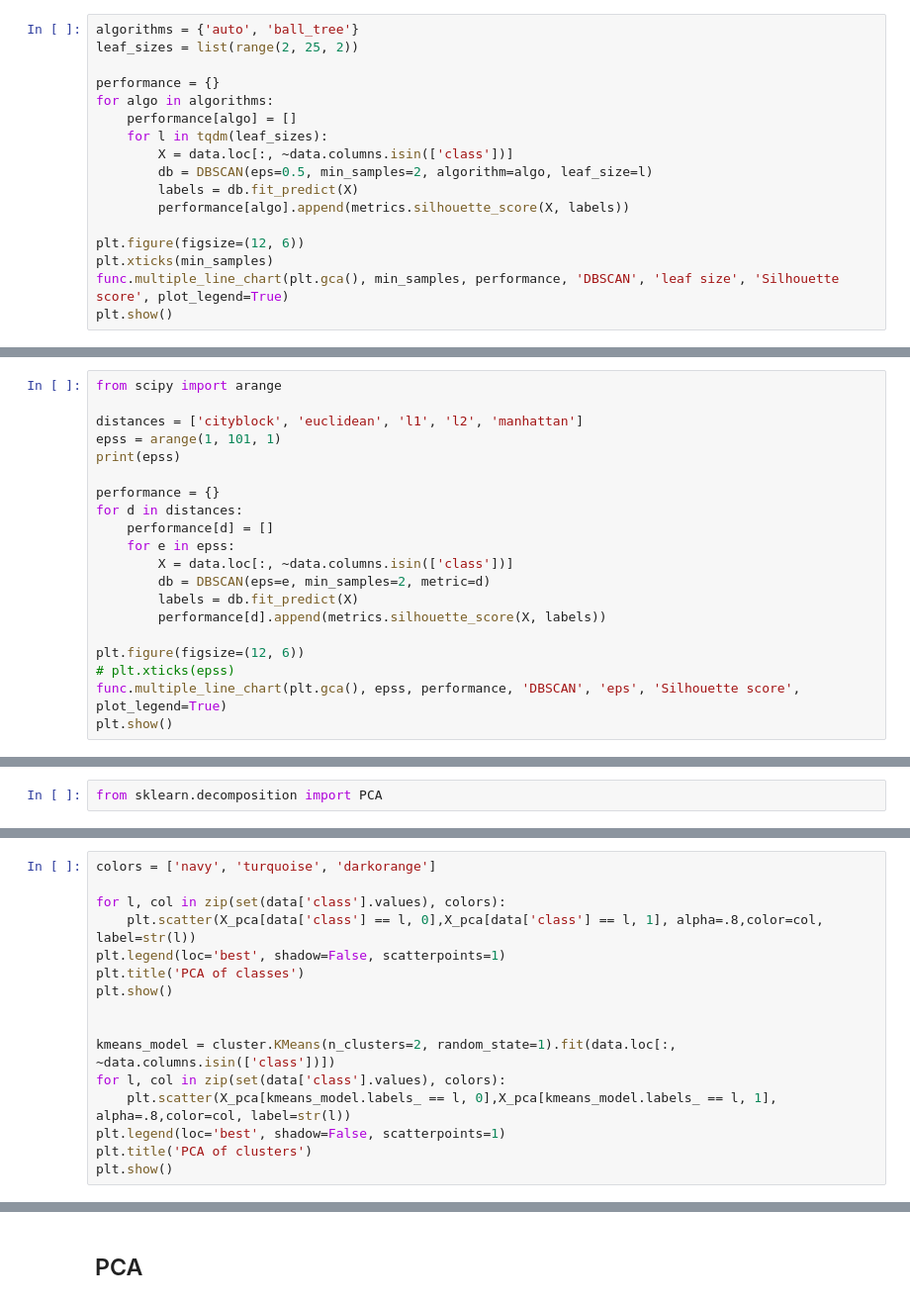
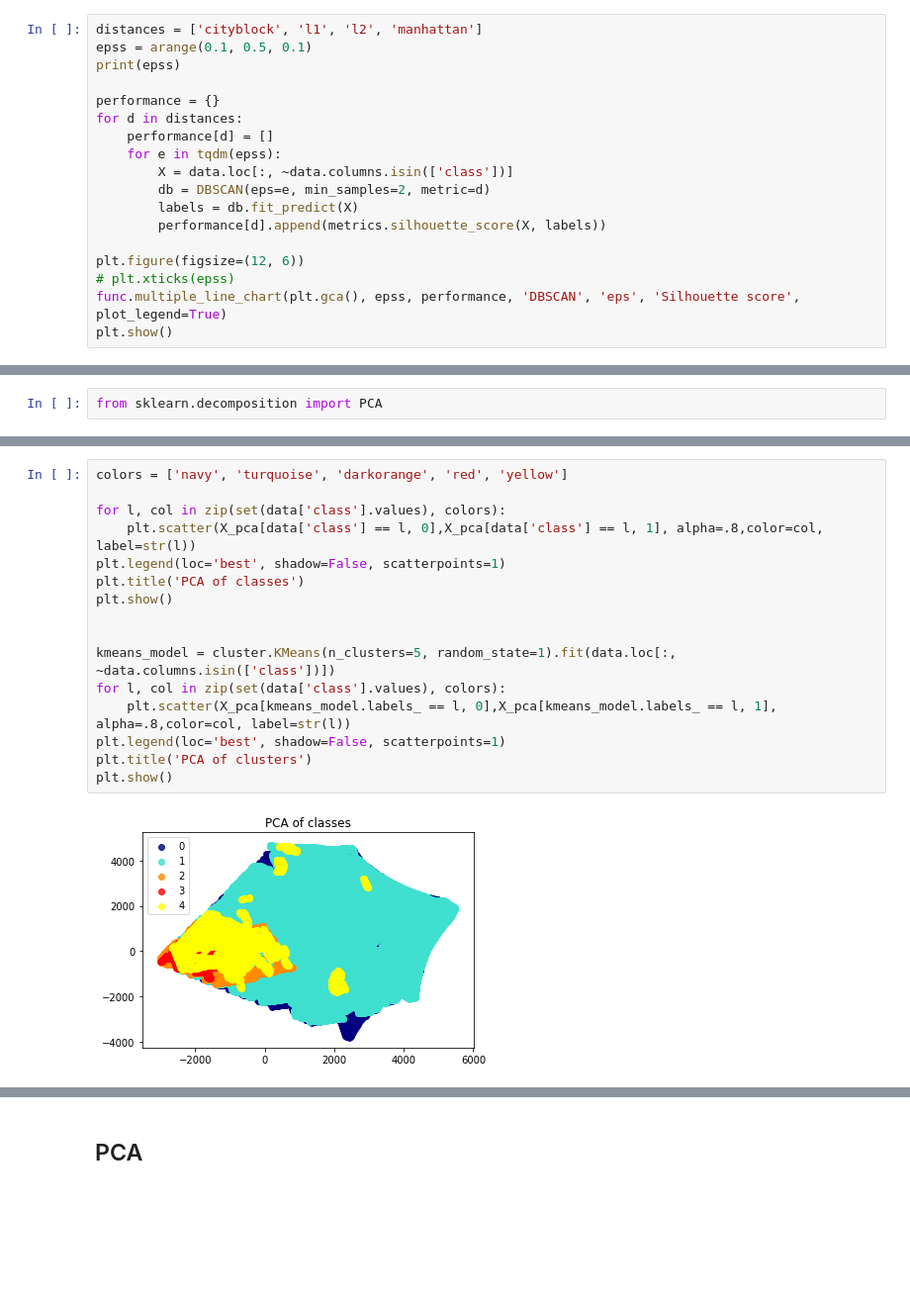
Before and after one commit to MartinXPN/Tecnico, a Jupyter notebook: DataScience/Project - dataset2.ipynb, the cells around one changed output, grey strips where cells are left out. Shown at 99% size. Saved outputs shown, nothing was run; the diff lists cells and outputs as text; blank space fills up the shorter version.

```diff
--- a/DataScience/Project - dataset2.ipynb
+++ b/DataScience/Project - dataset2.ipynb
@@ -921,17 +922,18 @@ from tqdm import tqdm_notebook as tqdm
 # %%
-algorithms = {'auto', 'ball_tree'}
-leaf_sizes = list(range(2, 25, 2))
+distances = ['cityblock', 'l1', 'l2', 'manhattan']
+epss = arange(0.1, 0.5, 0.1)
+print(epss)
 
 performance = {}
-for algo in algorithms:
-    performance[algo] = []
-    for l in tqdm(leaf_sizes):
+for d in distances:
+    performance[d] = []
+    for e in tqdm(epss):
         X = data.loc[:, ~data.columns.isin(['class'])]
-        db = DBSCAN(eps=0.5, min_samples=2, algorithm=algo, leaf_size=l)
+        db = DBSCAN(eps=e, min_samples=2, metric=d)
         labels = db.fit_predict(X)
-        performance[algo].append(metrics.silhouette_score(X, labels))
+        performance[d].append(metrics.silhouette_score(X, labels))
 
 plt.figure(figsize=(12, 6))
-plt.xticks(min_samples)
-func.multiple_line_chart(plt.gca(), min_samples, performance, 'DBSCAN', 'leaf size', 'Silhouette score', plot_legend=True)
+# plt.xticks(epss)
+func.multiple_line_chart(plt.gca(), epss, performance, 'DBSCAN', 'eps', 'Silhouette score', plot_legend=True)
 plt.show()
@@ -940,25 +940,5 @@ plt.show()
 # %%
 data.head()
-# %%
-from scipy import arange
-
-distances = ['cityblock', 'euclidean', 'l1', 'l2', 'manhattan']
-epss = arange(1, 101, 1)
-print(epss)
-
-performance = {}
-for d in distances:
-    performance[d] = []
-    for e in epss:
-        X = data.loc[:, ~data.columns.isin(['class'])]
-        db = DBSCAN(eps=e, min_samples=2, metric=d)
-        labels = db.fit_predict(X)
-        performance[d].append(metrics.silhouette_score(X, labels))
-
-plt.figure(figsize=(12, 6))
-# plt.xticks(epss)
-func.multiple_line_chart(plt.gca(), epss, performance, 'DBSCAN', 'eps', 'Silhouette score', plot_legend=True)
-plt.show()
 # %%
 db = DBSCAN(eps=90, min_samples=2, metric='l2')
 labels = db.fit_predict(data.loc[:, ~data.columns.isin(['class'])])
@@ -981,16 +979,18 @@ print(X_pca.shape)
 # %%
-colors = ['navy', 'turquoise', 'darkorange']
+colors = ['navy', 'turquoise', 'darkorange', 'red', 'yellow']
 
 for l, col in zip(set(data['class'].values), colors):
     plt.scatter(X_pca[data['class'] == l, 0],X_pca[data['class'] == l, 1], alpha=.8,color=col, label=str(l))
 plt.legend(loc='best', shadow=False, scatterpoints=1)
 plt.title('PCA of classes')
 plt.show()
 
 
-kmeans_model = cluster.KMeans(n_clusters=2, random_state=1).fit(data.loc[:, ~data.columns.isin(['class'])])
+kmeans_model = cluster.KMeans(n_clusters=5, random_state=1).fit(data.loc[:, ~data.columns.isin(['class'])])
 for l, col in zip(set(data['class'].values), colors):
     plt.scatter(X_pca[kmeans_model.labels_ == l, 0],X_pca[kmeans_model.labels_ == l, 1], alpha=.8,color=col, label=str(l))
 plt.legend(loc='best', shadow=False, scatterpoints=1)
 plt.title('PCA of clusters')
 plt.show()
+# %% [output]
+[figure, added]
```
Also changed, not shown: parts of 6 cells of this notebook.
